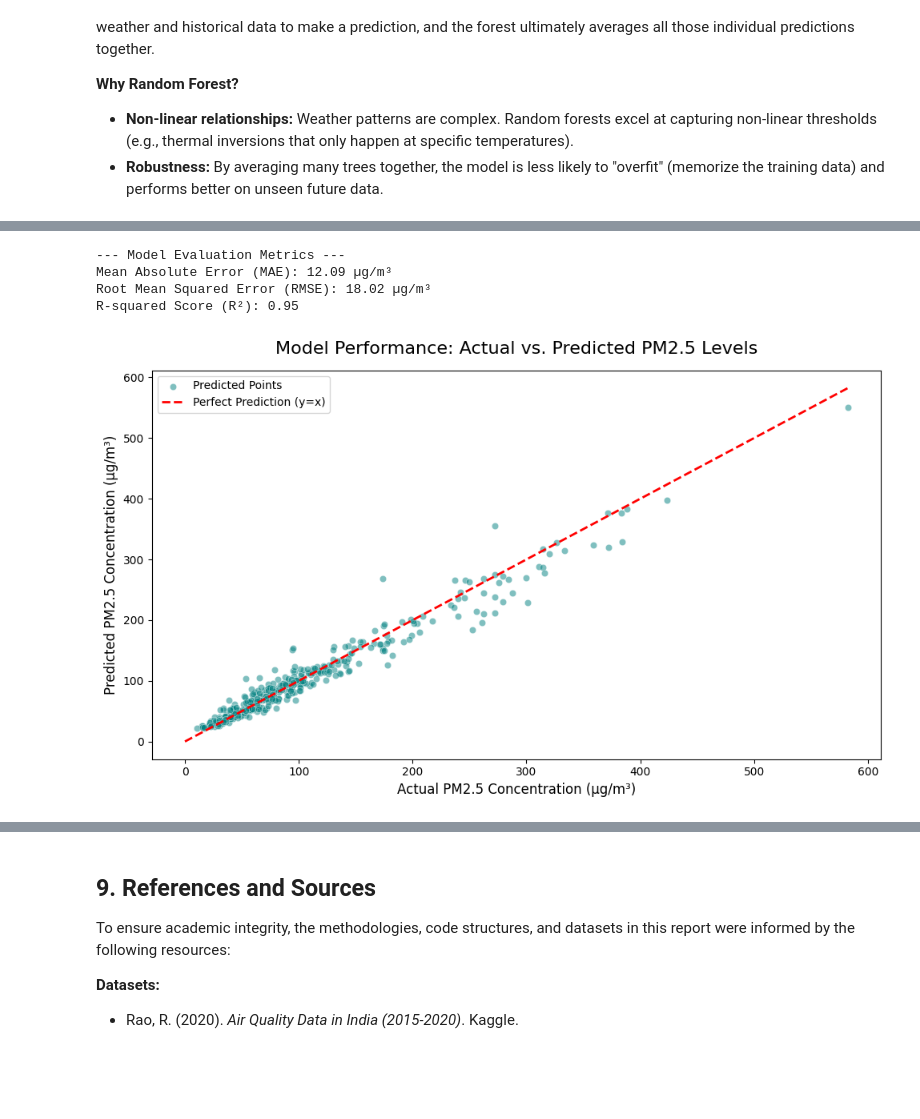
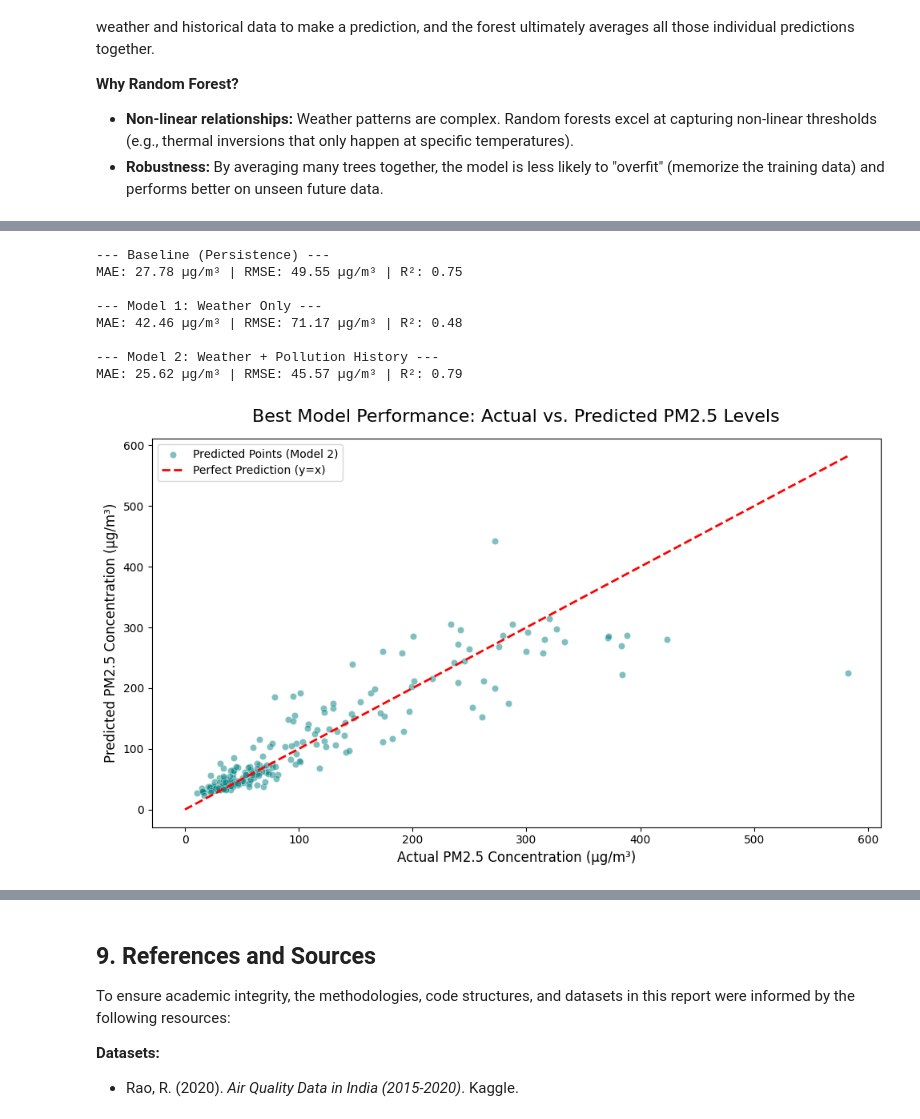
Before and after one commit to RumenMoysev/Data-science-final-exam, a Jupyter notebook: src/delhi_pollution_weather_analysis.ipynb, the cells around one changed output, grey strips where cells are left out. Saved outputs shown, nothing was run; the diff lists cells and outputs as text; code cells hidden in the pictures; blank space fills up the shorter version.

Commit message:
Update evaluation code, rewrite conclusion with baseline comparisons, correct baseline wording and fix conclusion

```diff
--- a/src/delhi_pollution_weather_analysis.ipynb
+++ b/src/delhi_pollution_weather_analysis.ipynb
@@ -294,17 +283,17 @@ A Random Forest is an "ensemble" machine learning method. Instead of relying on
 * **Non-linear relationships:** Weather patterns are complex. Random forests excel at capturing non-linear thresholds (e.g., thermal inversions that only happen at specific temperatures).
 * **Robustness:** By averaging many trees together, the model is less likely to "overfit" (memorize the training data) and performs better on unseen future data.
 # %%
-# 1. Initialize the Random Forest model
-# - n_estimators=100: We are telling the forest to build 100 individual decision trees.
-# - random_state=42: Ensures our results are reproducible.
-# - n_jobs=-1: Uses all available computer processors to speed up training.
-rf_model = RandomForestRegressor(n_estimators=100, random_state=42, n_jobs=-1)
+# 1. Train Models (No scaling needed for Random Forests!)
+print("Training models...")
+rf_weather = RandomForestRegressor(n_estimators=100, random_state=42, n_jobs=-1)
+rf_weather.fit(X_train_weather, y_train)
 
-# 2. Train (fit) the model using our scaled historical data
-rf_model.fit(X_train_scaled, y_train)
+rf_full = RandomForestRegressor(n_estimators=100, random_state=42, n_jobs=-1)
+rf_full.fit(X_train_full, y_train)
 
-# 3. Generate predictions on our unseen "future" test data
-y_pred = rf_model.predict(X_test_scaled)
+# 2. Generate Predictions
+y_pred_weather = rf_weather.predict(X_test_weather)
+y_pred_full = rf_full.predict(X_test_full)
 
-print("Model training complete! Predictions have been successfully generated for the test set.")
+print("Training complete!")
 # %% [output]
@@ -323,37 +313,46 @@ Finally, we will visualize the model's accuracy by plotting the actual values ag
 # %%
-# 1. Calculate the Error Metrics
-mae = mean_absolute_error(y_test, y_pred)
-rmse = np.sqrt(mean_squared_error(y_test, y_pred))
-r2 = r2_score(y_test, y_pred)
+# 1. Define an evaluation function
+def evaluate_model(name, actual, predicted):
+    mae = mean_absolute_error(actual, predicted)
+    rmse = np.sqrt(mean_squared_error(actual, predicted))
+    r2 = r2_score(actual, predicted)
+    print(f"--- {name} ---")
+    print(f"MAE: {mae:.2f} µg/m³ | RMSE: {rmse:.2f} µg/m³ | R²: {r2:.2f}\n")
 
-print("--- Model Evaluation Metrics ---")
-print(f"Mean Absolute Error (MAE): {mae:.2f} µg/m³")
-print(f"Root Mean Squared Error (RMSE): {rmse:.2f} µg/m³")
-print(f"R-squared Score (R²): {r2:.2f}")
+# 2. Baseline: "Tomorrow will be exactly like Today"
+baseline_pred = X_test_full['PM2.5_Yesterday']
+evaluate_model("Baseline (Persistence)", y_test, baseline_pred)
 
-# 2. Visualize Actual vs. Predicted Values
+# 3. Weather Only Model
+evaluate_model("Model 1: Weather Only", y_test, y_pred_weather)
+
+# 4. Weather + History Model
+evaluate_model("Model 2: Weather + Pollution History", y_test, y_pred_full)
+
+# 5. Visualize the Best Model (Model 2) vs Actuals
 plt.figure(figsize=(10, 6))
-
-# Plot the predicted vs actual points
-sns.scatterplot(x=y_test, y=y_pred, alpha=0.5, color='teal', label='Predicted Points')
+sns.scatterplot(x=y_test, y=y_pred_full, alpha=0.5, color='teal', label='Predicted Points (Model 2)')
 
 # Draw the "Perfect Prediction" reference line
-# We find the maximum value to ensure our line stretches across the whole graph
-max_val = max(y_test.max(), y_pred.max())
+max_val = max(y_test.max(), y_pred_full.max())
 plt.plot([0, max_val], [0, max_val], color='red', linestyle='--', linewidth=2, label='Perfect Prediction (y=x)')
 
-plt.title('Model Performance: Actual vs. Predicted PM2.5 Levels', fontsize=16, pad=15)
+plt.title('Best Model Performance: Actual vs. Predicted PM2.5 Levels', fontsize=16, pad=15)
 plt.xlabel('Actual PM2.5 Concentration (µg/m³)', fontsize=12)
 plt.ylabel('Predicted PM2.5 Concentration (µg/m³)', fontsize=12)
 plt.legend()
 plt.tight_layout()
 plt.show()
 # %% [output]
---- Model Evaluation Metrics ---
-Mean Absolute Error (MAE): 12.09 µg/m³
-Root Mean Squared Error (RMSE): 18.02 µg/m³
-R-squared Score (R²): 0.95
+--- Baseline (Persistence) ---
+MAE: 27.78 µg/m³ | RMSE: 49.55 µg/m³ | R²: 0.75
+
+--- Model 1: Weather Only ---
+MAE: 42.46 µg/m³ | RMSE: 71.17 µg/m³ | R²: 0.48
+
+--- Model 2: Weather + Pollution History ---
+MAE: 25.62 µg/m³ | RMSE: 45.57 µg/m³ | R²: 0.79
-[figure, old version]
+[figure, new version]
 # %% [markdown]
 ## 8. Conclusion and Future Work
 
```
Also changed, not shown: parts of 10 cells of this notebook.
